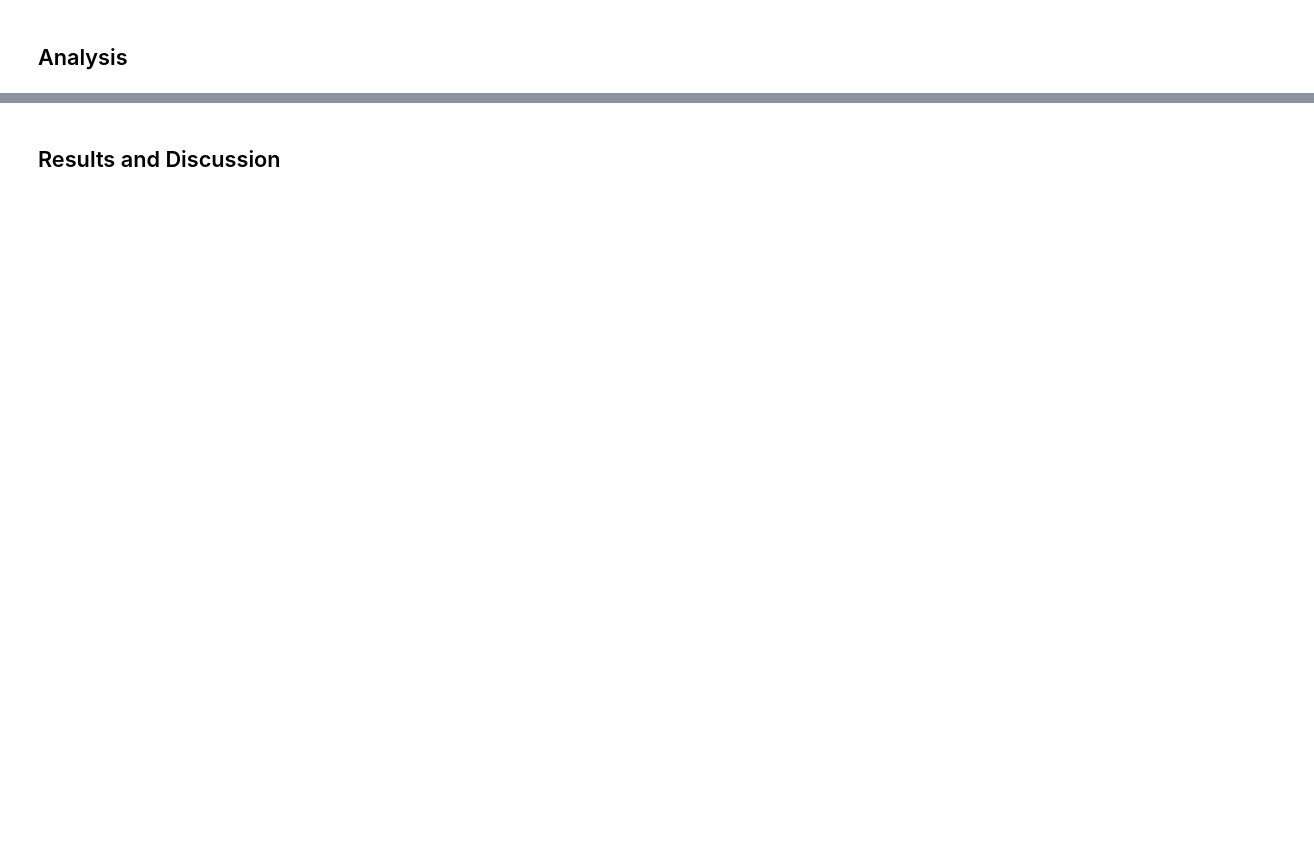
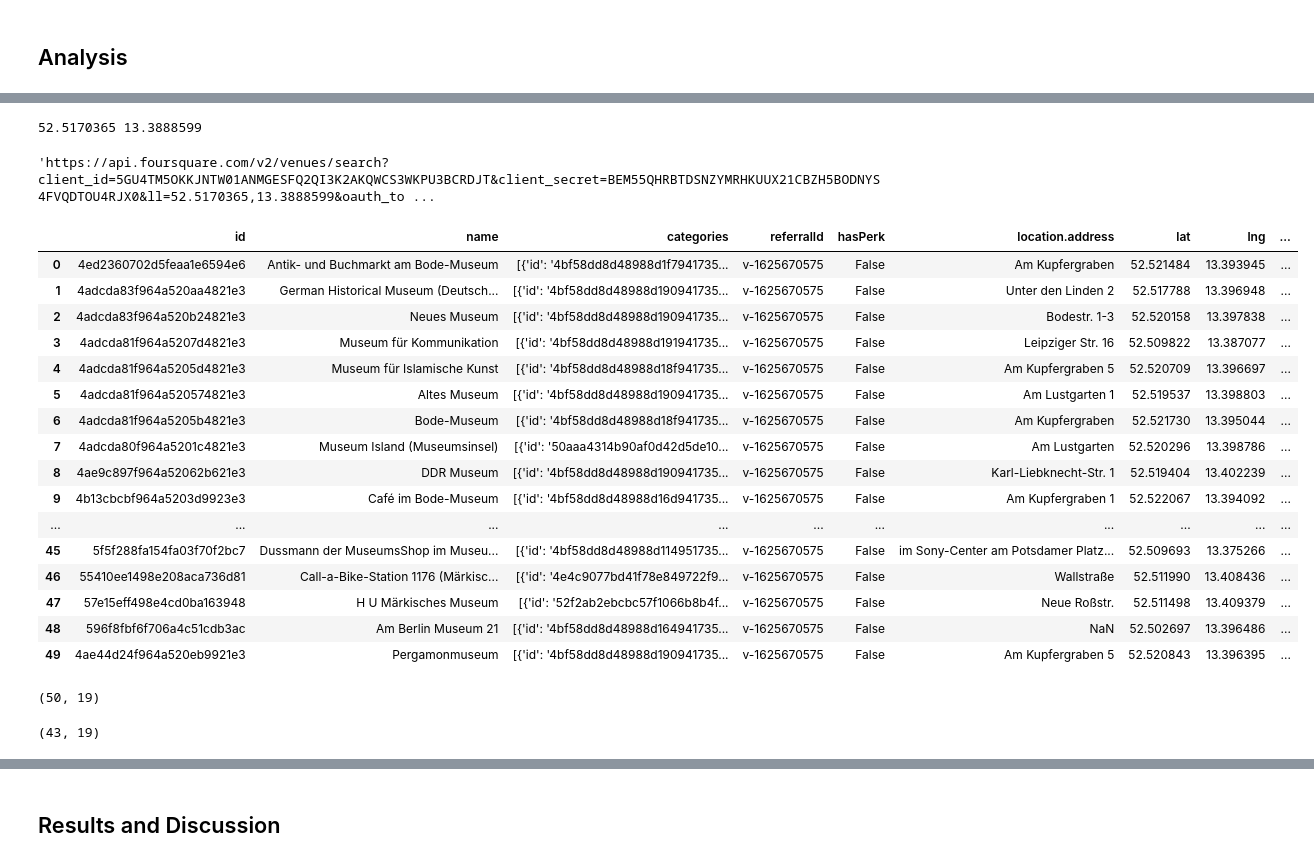
Before and after one commit to j-f-30/Coursera_Capstone, a Jupyter notebook: Final Assignment/Final Capstone Project - Battle of the Neighborhoods (Berlin Museum edition).ipynb, the cells around one changed output, grey strips where cells are left out. Cells and saved outputs as stored; diff of their text form; code cells hidden in the pictures; blank space fills up the shorter version.

```diff
--- a/Final Assignment/Final Capstone Project - Battle of the Neighborhoods (Berlin Museum edition).ipynb
+++ b/Final Assignment/Final Capstone Project - Battle of the Neighborhoods (Berlin Museum edition).ipynb
@@ -22,0 +49,72 @@ The data needed for our analysis can be retrieved via the **foursquare API** - N
+# %%
+#Define foursquare credentials
+CLIENT_ID = '5GU4TM5OKKJNTW01ANMGESFQ2QI3K2AKQWCS3WKPU3BCRDJT' # your Foursquare ID
+CLIENT_SECRET = 'BEM55QHRBTDSNZYMRHKUUX21CBZH5BODNYS4FVQDTOU4RJX0' # your Foursquare Secret
+ACCESS_TOKEN = 'L30HL4MSA1A1EDYY2EFC3IU3UPU1SPZ3NDNXR2YAZQNNH23S' # your FourSquare Access Token
+VERSION = '20180605' # Foursquare API version
+LIMIT = 100 # A default Foursquare API limit value
+# %%
+#Define location
+address = 'Berlin'
+
+geolocator = Nominatim(user_agent="foursquare_agent")
+location = geolocator.geocode(address)
+latitude = location.latitude
+longitude = location.longitude
+print(latitude, longitude)
+# %% [output]
+52.5170365 13.3888599
+# %%
+#Define search query
+search_query = 'Museum'
+radius = 2000
+# %%
+#Define corresponding url
+url = 'https://api.foursquare.com/v2/venues/search?client_id={}&client_secret={}&ll={},{}&oauth_token={}&v={}&query={}&radius={}&limit={}'.format(CLIENT_ID, CLIENT_SECRET, latitude, longitude,ACCESS_TOKEN, VERSION, search_query, radius, LIMIT)
+url
+# %% [output]
+'https://api.foursquare.com/v2/venues/search?client_id=5GU4TM5OKKJNTW01ANMGESFQ2QI3K2AKQWCS3WKPU3BCRDJT&client_secret=BEM55QHRBTDSNZYMRHKUUX21CBZH5BODNYS4FVQDTOU4RJX0&ll=52.5170365,13.3888599&oauth_to ...
+# %%
+#Examine results
+results = requests.get(url).json()
+
+# assign relevant part of JSON to venues
+venues = results['response']['venues']
+
+
+# tranform venues into a dataframe
+dataframe = json_normalize(venues)
+dataframe['location.postalCode'] = dataframe['location.postalCode'].fillna(0)
+dataframe.rename(columns={'location.lat': 'lat', 'location.lng': 'lng'}, inplace = True)
+
+dataframe
+# %% [output]
+|  | id | name | categories | referralId | hasPerk | location.address | lat | lng | ... |
+| 0 | 4ed2360702d5feaa1e6594e6 | Antik- und Buchmarkt am Bode-Museum | [{'id': '4bf58dd8d48988d1f7941735... | v-1625670575 | False | Am Kupfergraben | 52.521484 | 13.393945 | ... |
+| 1 | 4adcda83f964a520aa4821e3 | German Historical Museum (Deutsch... | [{'id': '4bf58dd8d48988d190941735... | v-1625670575 | False | Unter den Linden 2 | 52.517788 | 13.396948 | ... |
+| 2 | 4adcda83f964a520b24821e3 | Neues Museum | [{'id': '4bf58dd8d48988d190941735... | v-1625670575 | False | Bodestr. 1-3 | 52.520158 | 13.397838 | ... |
+| 3 | 4adcda81f964a5207d4821e3 | Museum für Kommunikation | [{'id': '4bf58dd8d48988d191941735... | v-1625670575 | False | Leipziger Str. 16 | 52.509822 | 13.387077 | ... |
+| 4 | 4adcda81f964a5205d4821e3 | Museum für Islamische Kunst | [{'id': '4bf58dd8d48988d18f941735... | v-1625670575 | False | Am Kupfergraben 5 | 52.520709 | 13.396697 | ... |
+| 5 | 4adcda81f964a520574821e3 | Altes Museum | [{'id': '4bf58dd8d48988d190941735... | v-1625670575 | False | Am Lustgarten 1 | 52.519537 | 13.398803 | ... |
+| 6 | 4adcda81f964a5205b4821e3 | Bode-Museum | [{'id': '4bf58dd8d48988d18f941735... | v-1625670575 | False | Am Kupfergraben | 52.521730 | 13.395044 | ... |
+| 7 | 4adcda80f964a5201c4821e3 | Museum Island (Museumsinsel) | [{'id': '50aaa4314b90af0d42d5de10... | v-1625670575 | False | Am Lustgarten | 52.520296 | 13.398786 | ... |
+| 8 | 4ae9c897f964a52062b621e3 | DDR Museum | [{'id': '4bf58dd8d48988d190941735... | v-1625670575 | False | Karl-Liebknecht-Str. 1 | 52.519404 | 13.402239 | ... |
+| 9 | 4b13cbcbf964a5203d9923e3 | Café im Bode-Museum | [{'id': '4bf58dd8d48988d16d941735... | v-1625670575 | False | Am Kupfergraben 1 | 52.522067 | 13.394092 | ... |
+| ... | ... | ... | ... | ... | ... | ... | ... | ... | ... |
+| 45 | 5f5f288fa154fa03f70f2bc7 | Dussmann der MuseumsShop im Museu... | [{'id': '4bf58dd8d48988d114951735... | v-1625670575 | False | im Sony-Center am Potsdamer Platz... | 52.509693 | 13.375266 | ... |
+| 46 | 55410ee1498e208aca736d81 | Call-a-Bike-Station 1176 (Märkisc... | [{'id': '4e4c9077bd41f78e849722f9... | v-1625670575 | False | Wallstraße | 52.511990 | 13.408436 | ... |
+| 47 | 57e15eff498e4cd0ba163948 | H U Märkisches Museum | [{'id': '52f2ab2ebcbc57f1066b8b4f... | v-1625670575 | False | Neue Roßstr. | 52.511498 | 13.409379 | ... |
+| 48 | 596f8fbf6f706a4c51cdb3ac | Am Berlin Museum 21 | [{'id': '4bf58dd8d48988d164941735... | v-1625670575 | False | NaN | 52.502697 | 13.396486 | ... |
+| 49 | 4ae44d24f964a520eb9921e3 | Pergamonmuseum | [{'id': '4bf58dd8d48988d190941735... | v-1625670575 | False | Am Kupfergraben 5 | 52.520843 | 13.396395 | ... |
+# %%
+dataframe.shape
+# %% [output]
+(50, 19)
+# %%
+#Drop rows with no postal codes
+indexNames = dataframe[dataframe['location.postalCode'] == 0].index
+dataframe.drop(indexNames , inplace=True)
+
+dataframe.shape
+# %% [output]
+(43, 19)
```
Also changed, not shown: parts of 10 cells of this notebook.
